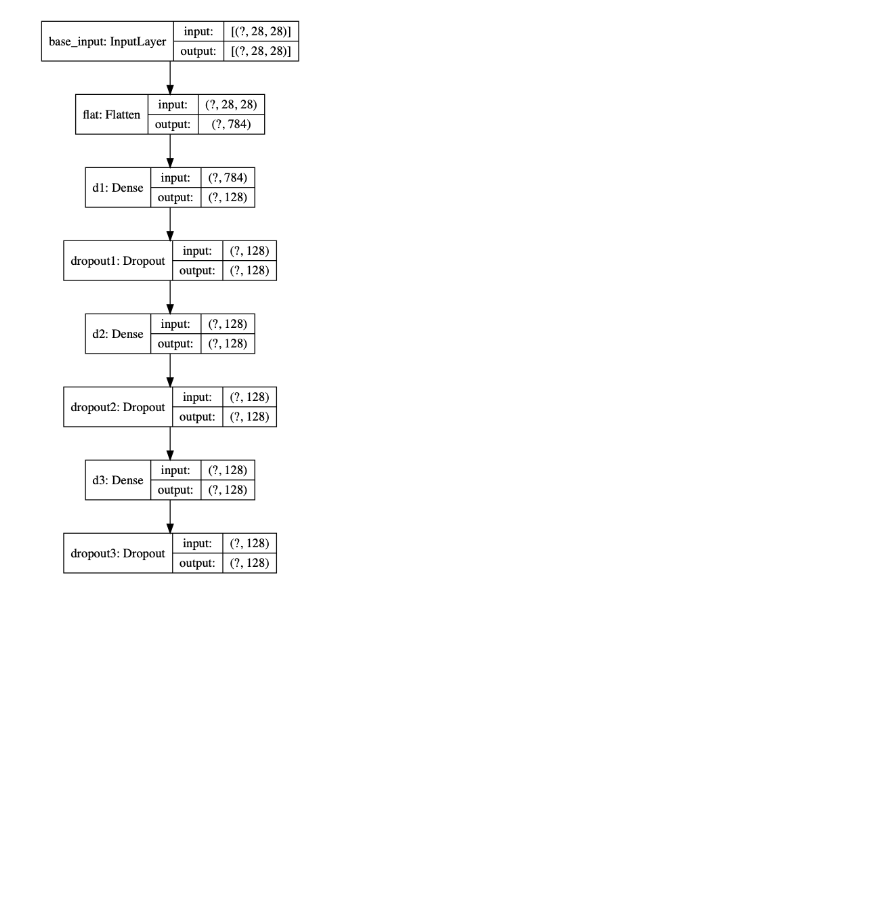
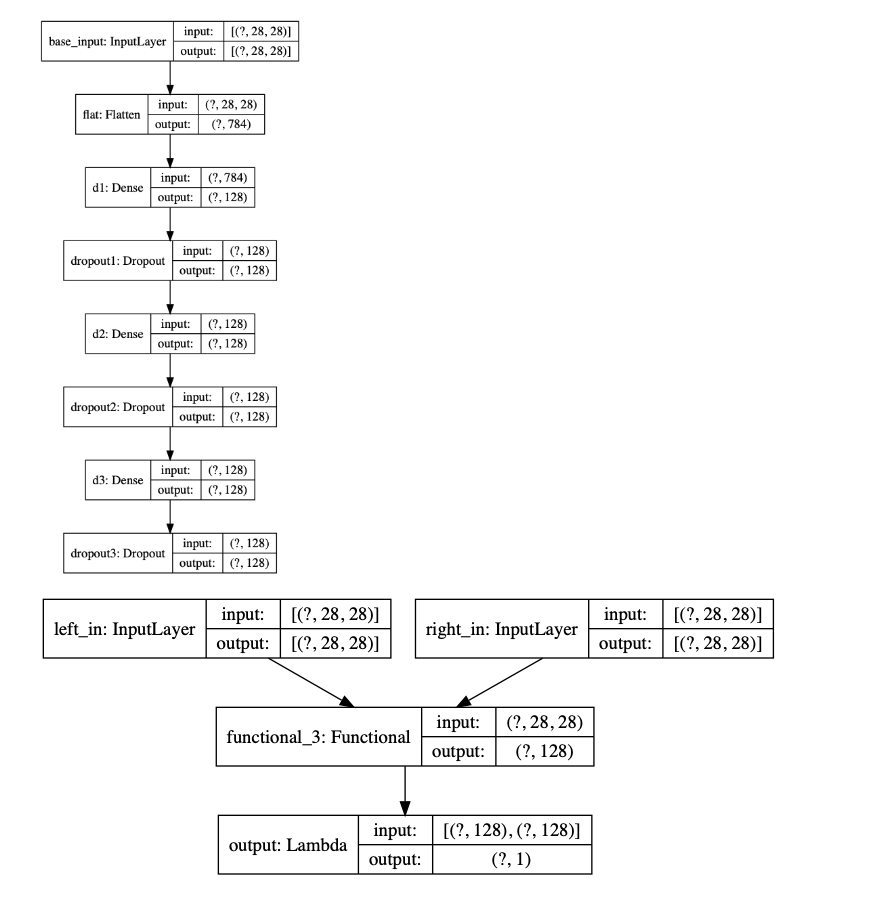
Before and after one commit to damiansp/neuralNet, a Jupyter notebook: coursera/deepLearningAI/TFAdvanced/1b_siamese_network/01_siamese_network.py.ipynb, the cells around one changed output. Cells and saved outputs as stored; diff of their text form; code cells hidden in the pictures; blank space fills up the shorter version.

Commit message:
fin siamese network for detecting clothing similarity

```diff
--- a/coursera/deepLearningAI/TFAdvanced/1b_siamese_network/01_siamese_network.py.ipynb
+++ b/coursera/deepLearningAI/TFAdvanced/1b_siamese_network/01_siamese_network.py.ipynb
@@ -66,7 +66,7 @@ print(tr_y[this_pair])
 0.0
 # %%
 def init_base_network(
-        inshape=(28, 28), n_dense=3, dense_nodes=128, dropout=0.1):
+        inshape=(28, 28,), n_dense=3, dense_nodes=128, dropout=0.1):
     input = Input(shape=inshape, name='base_input')
     x = Flatten(name='flat')(input)
     for i in range(n_dense):
@@ -77,7 +77,7 @@ def init_base_network(
 def get_euclidean_distance(vs):
     x, y = vs
     ss = K.sum(K.square(x - y), axis=1, keepdims=True)
-    return K.sqrt(K.maximum(ss, K.epsilon))
+    return K.sqrt(K.maximum(ss, K.epsilon()))
 # %%
 def get_eucl_dist_output_shape(shapes):
     s1, s2 = shapes
@@ -92,0 +91,16 @@ plot_model(base_network, show_shapes=True, show_layer_names=True)
+# %%
+input_a = Input(shape=(28, 28), name='left_in')
+vec_output_a = base_network(input_a)
+input_b = Input(shape=(28, 28), name='right_in')
+vec_output_b = base_network(input_b)
+# %%
+output = Lambda(
+    get_euclidean_distance,
+    name='output',
+    output_shape=get_eucl_dist_output_shape
+)([vec_output_a, vec_output_b])
+# %%
+mod = Model([input_a, input_b], output)
+plot_model(mod, show_shapes=True, show_layer_names=True)
+# %% [output]
+[figure, added]
```
Also changed, not shown: parts of 16 cells of this notebook.
